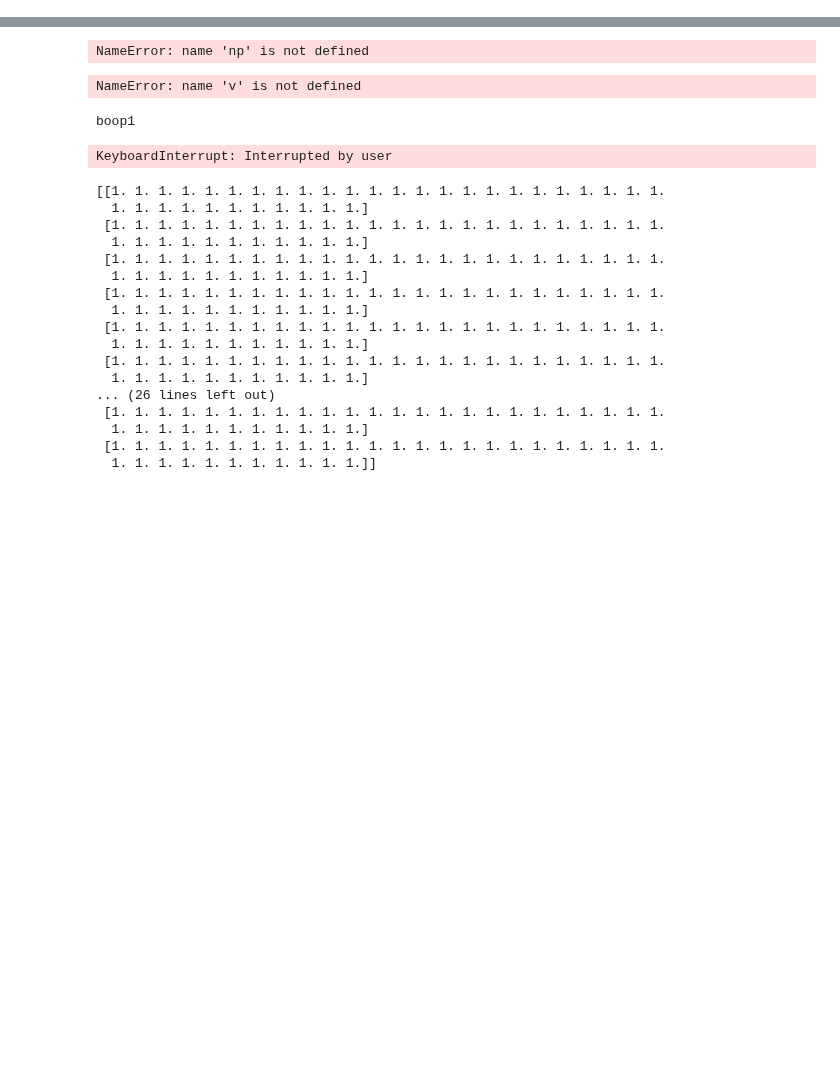
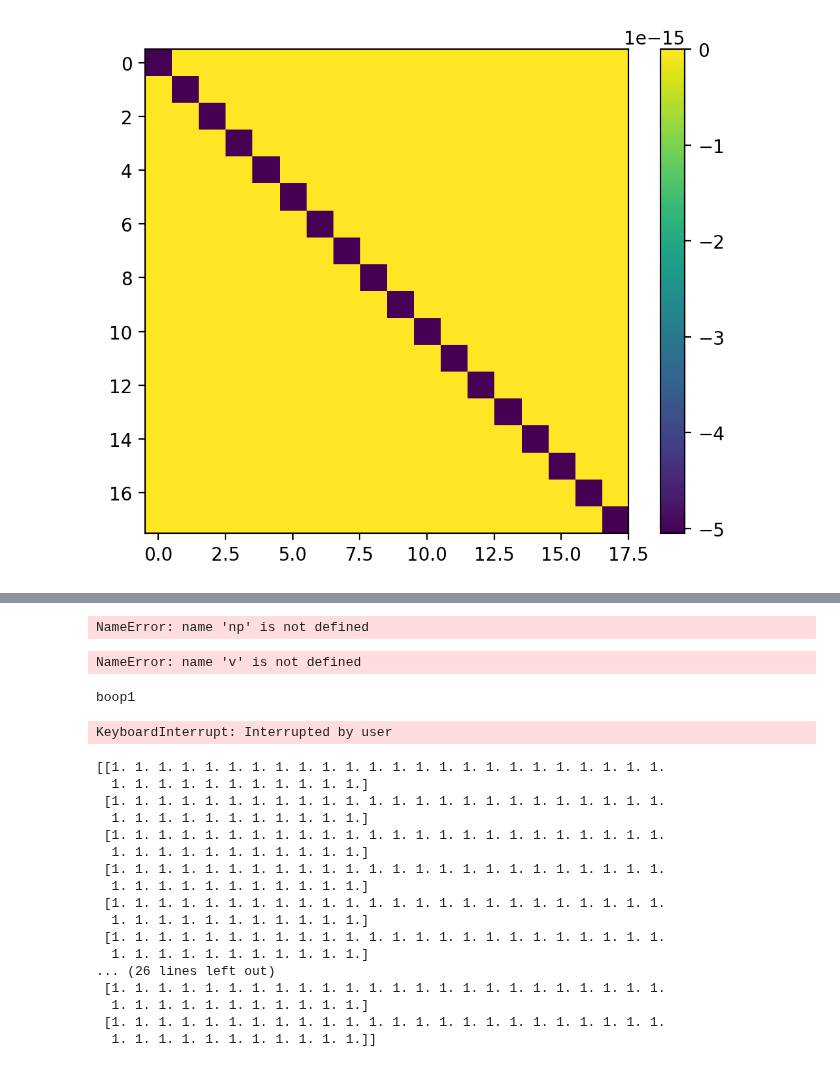
Before and after one commit to blake-holman/ED_Adversaries, a Jupyter notebook: Span.ipynb, the cells around one changed output, grey strips where cells are left out. Drawn from its saved outputs; the diff is of its cells as text; code cells hidden in the pictures; blank space fills up the shorter version.

```diff
--- a/Span.ipynb
+++ b/Span.ipynb
@@ -72,20 +72,19 @@ def rand_function(n, alpha='01'):
     return Problem(no, yes)
 # %%
 diffs = []
-prob = threshold_k(6, 3)
+prob = threshold_k(3, 2)
 print(prob.yes_len, prob.no_len, prob.len)
-v_eq, X_eq = span_solver(prob, {'solver': 'MOSEK', 'verbose': True}, mode='==')
-v_ieq, X_ieq = span_solver(prob, {'solver': 'MOSEK', 'verbose': True}, mode='<=')
-# plt.imshow(X_eq)
-# plt.colorbar()
-# plt.show()
+target = np.zeros(prob.yes_len)
+# target[0] = 1
+v, X= span_solver(prob, {'solver': 'MOSEK', 'verbose': True}, target=target)
+
+plt.imshow(X)
+plt.colorbar()
+plt.show()
 # plt.imshow(X_ieq)
 # plt.colorbar()
 # plt.show()
 # plt.imshow(X_eq-X_ieq)
 # plt.colorbar()
 # plt.show()
-print(v_eq, v_ieq)
-diffs.append(v_eq-v_ieq)
-print(diffs)
 # %% [output]
@@ -109,3 +108,4 @@ print(diffs)
+[figure, added]
 # %%
 def get_cholesky_fact(A, eps_pow=15):
     for i in range(eps_pow,1,-1):
```
Also changed, not shown: parts of 2 cells of this notebook, 5 other files.
